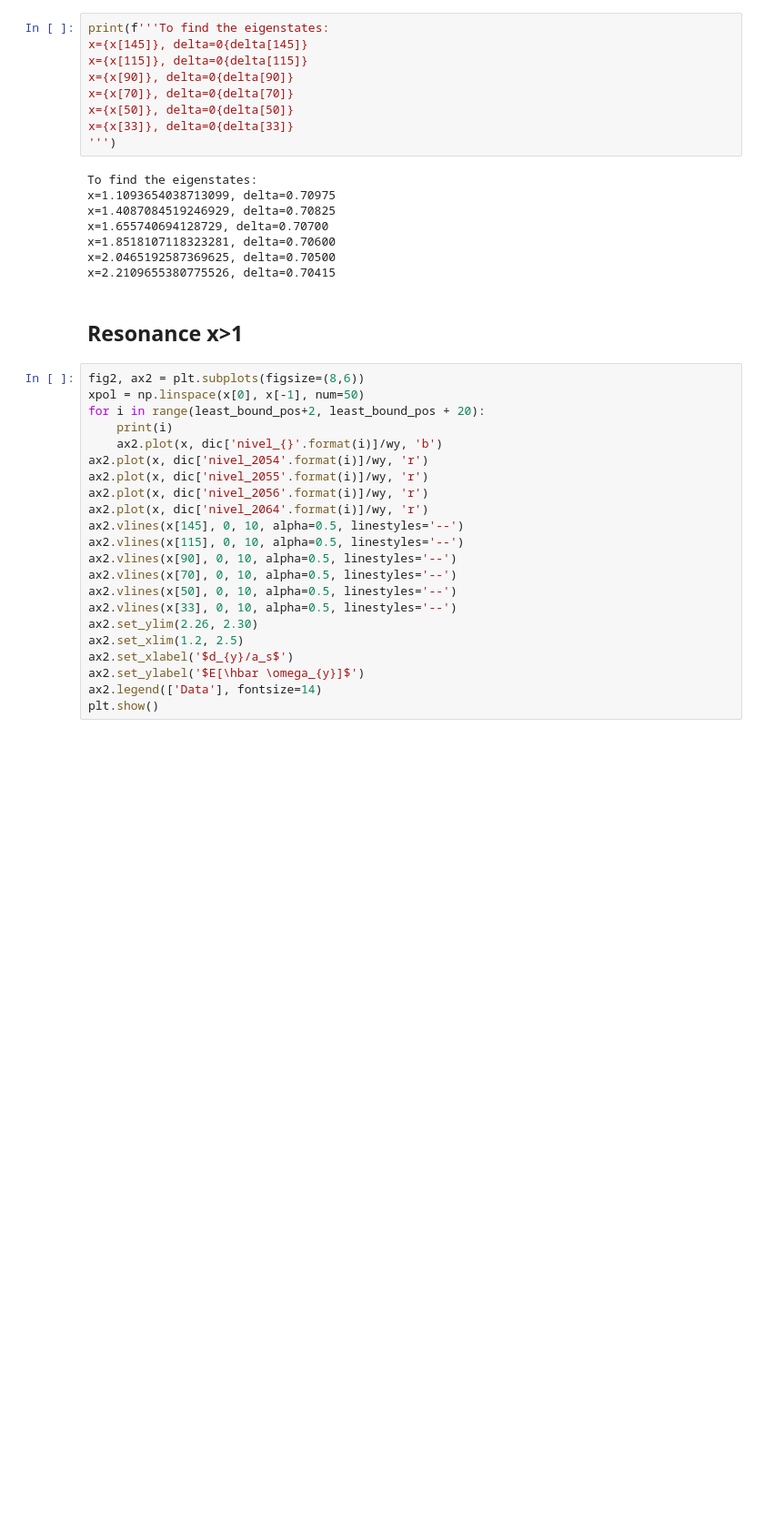
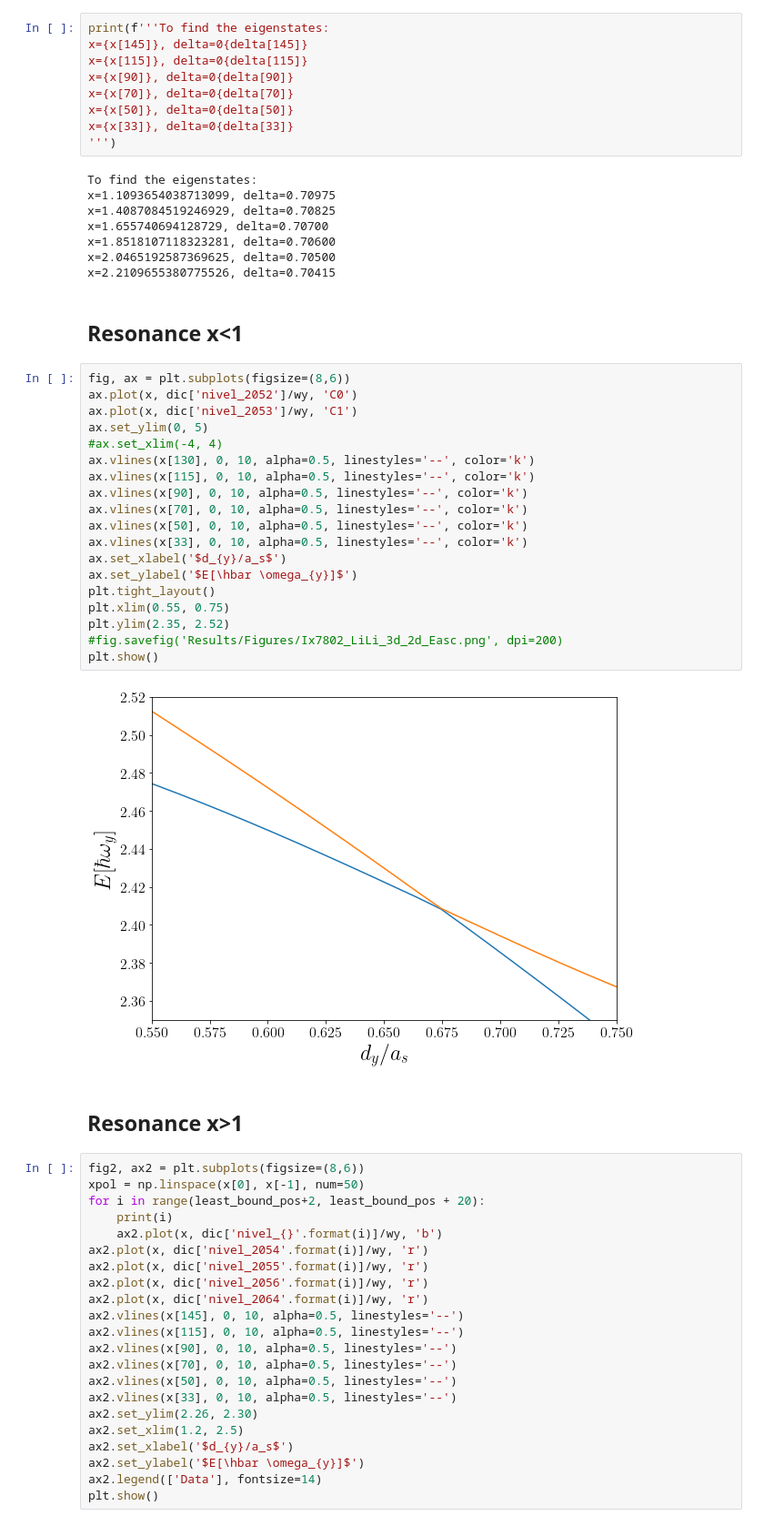
Before and after one commit to TsspGit/Ultracold_Atoms_src, a Jupyter notebook: Analysis/q2dq3d/Energies_Analysis_5505_LiLi_AgB1u.ipynb, the cells around one changed output. Shown: that part at 91% size. Cells and saved outputs as stored; diff of their text form; blank space fills up the shorter version.

```diff
--- a/Analysis/q2dq3d/Energies_Analysis_5505_LiLi_AgB1u.ipynb
+++ b/Analysis/q2dq3d/Energies_Analysis_5505_LiLi_AgB1u.ipynb
@@ -110,6 +110,29 @@ x=1.655740694128729, delta=0.70700
 x=1.8518107118323281, delta=0.70600
 x=2.0465192587369625, delta=0.70500
 x=2.2109655380775526, delta=0.70415
+# %% [markdown]
+## Resonance x<1
+# %%
+fig, ax = plt.subplots(figsize=(8,6))
+ax.plot(x, dic['nivel_2052']/wy, 'C0')
+ax.plot(x, dic['nivel_2053']/wy, 'C1')
+ax.set_ylim(0, 5)
+#ax.set_xlim(-4, 4)
+ax.vlines(x[130], 0, 10, alpha=0.5, linestyles='--', color='k')
+ax.vlines(x[115], 0, 10, alpha=0.5, linestyles='--', color='k')
+ax.vlines(x[90], 0, 10, alpha=0.5, linestyles='--', color='k')
+ax.vlines(x[70], 0, 10, alpha=0.5, linestyles='--', color='k')
+ax.vlines(x[50], 0, 10, alpha=0.5, linestyles='--', color='k')
+ax.vlines(x[33], 0, 10, alpha=0.5, linestyles='--', color='k')
+ax.set_xlabel('$d_{y}/a_s$')
+ax.set_ylabel('$E[\hbar \omega_{y}]$')
+plt.tight_layout()
+plt.xlim(0.55, 0.75)
+plt.ylim(2.35, 2.52)
+#fig.savefig('Results/Figures/Ix7802_LiLi_3d_2d_Easc.png', dpi=200)
+plt.show()
+# %% [output]
+[figure, added]
 # %% [markdown]
 ## Resonance x>1
 # %%
```
Also changed, not shown: 9 other files.
